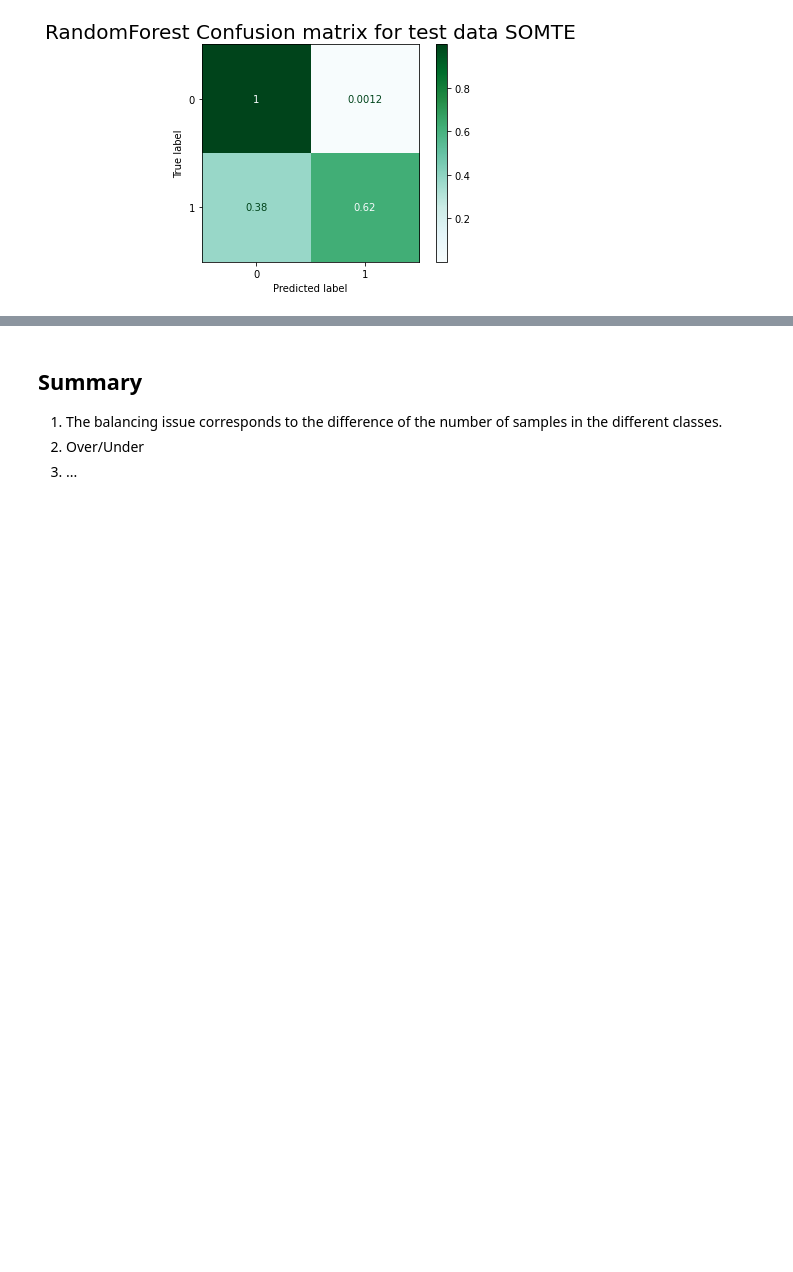
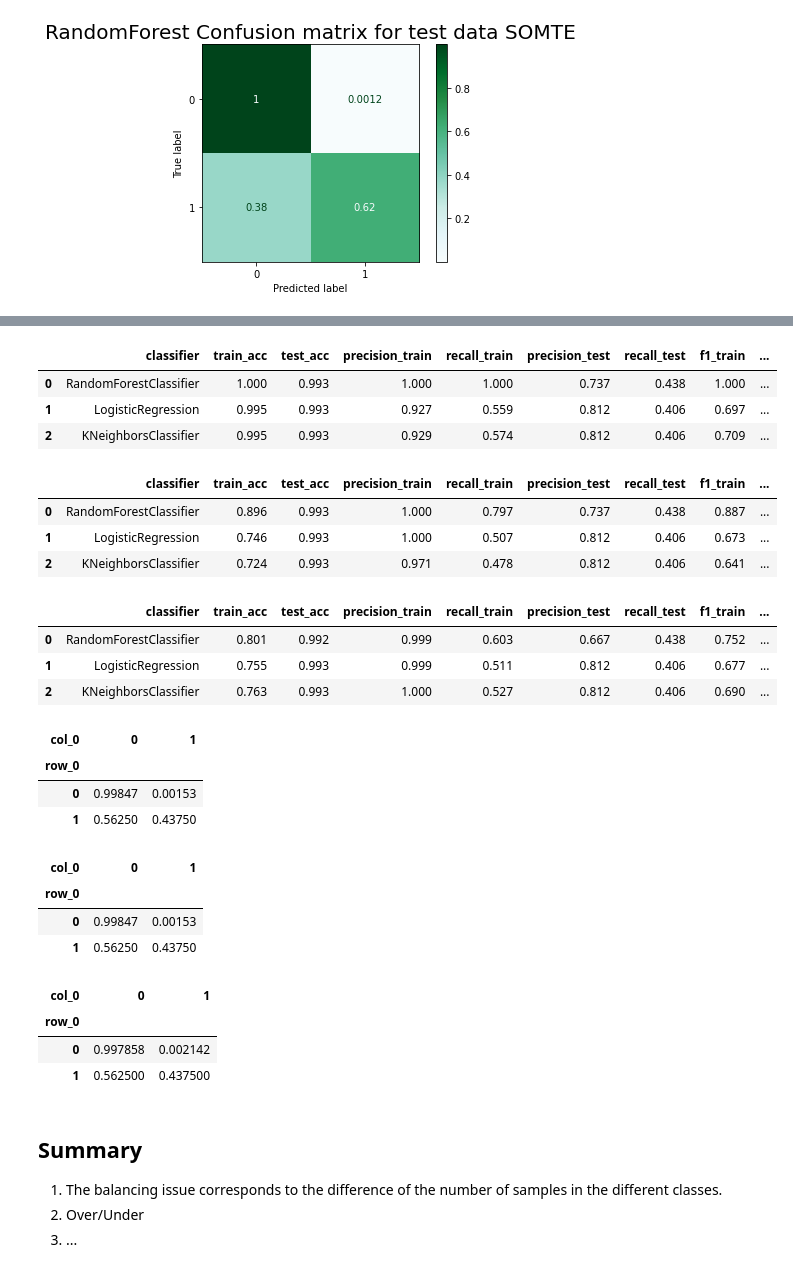
Before and after one commit to SalAlba/machine-learning, a Jupyter notebook: notes/imbalanced-data-sets/main.ipynb, the cells around one changed output, grey strips where cells are left out. Drawn from its saved outputs; the diff is of its cells as text; code cells hidden in the pictures; blank space fills up the shorter version.

```diff
--- a/notes/imbalanced-data-sets/main.ipynb
+++ b/notes/imbalanced-data-sets/main.ipynb
@@ -632,0 +643,60 @@ plt.show();
+# %%
+fit_pipes(
+    (x_train_imb, x_test_imb, y_train_imb, y_test_imb),
+    (RandomForestClassifier_pipe, LogisticRegression_pipe, KNeighborsClassifier_pipe)
+)
+# %% [output]
+|  | classifier | train_acc | test_acc | precision_train | recall_train | precision_test | recall_test | f1_train | ... |
+| 0 | RandomForestClassifier | 1.000 | 0.993 | 1.000 | 1.000 | 0.737 | 0.438 | 1.000 | ... |
+| 1 | LogisticRegression | 0.995 | 0.993 | 0.927 | 0.559 | 0.812 | 0.406 | 0.697 | ... |
+| 2 | KNeighborsClassifier | 0.995 | 0.993 | 0.929 | 0.574 | 0.812 | 0.406 | 0.709 | ... |
+# %%
+fit_pipes(
+    (x_train_und_nearmiss_1,
+     x_test_imb,
+     y_train_und_nearmiss_1,
+     y_test_imb),
+    (RandomForestClassifier_nearmiss_1_pipe, LogisticRegression_nearmiss_1_pipe, KNeighborsClassifier_nearmiss_1_pipe)
+)
+# %% [output]
+|  | classifier | train_acc | test_acc | precision_train | recall_train | precision_test | recall_test | f1_train | ... |
+| 0 | RandomForestClassifier | 0.896 | 0.993 | 1.000 | 0.797 | 0.737 | 0.438 | 0.887 | ... |
+| 1 | LogisticRegression | 0.746 | 0.993 | 1.000 | 0.507 | 0.812 | 0.406 | 0.673 | ... |
+| 2 | KNeighborsClassifier | 0.724 | 0.993 | 0.971 | 0.478 | 0.812 | 0.406 | 0.641 | ... |
+# %%
+fit_pipes(
+    (x_train_over_smote,
+     x_test_imb,
+     y_train_over_smote,
+     y_test_imb),
+    (RandomForestClassifier_smote_pipe, LogisticRegression_smote_pipe, KNeighborsClassifier_smote_pipe)
+)
+# %% [output]
+|  | classifier | train_acc | test_acc | precision_train | recall_train | precision_test | recall_test | f1_train | ... |
+| 0 | RandomForestClassifier | 0.801 | 0.992 | 0.999 | 0.603 | 0.667 | 0.438 | 0.752 | ... |
+| 1 | LogisticRegression | 0.755 | 0.993 | 0.999 | 0.511 | 0.812 | 0.406 | 0.677 | ... |
+| 2 | KNeighborsClassifier | 0.763 | 0.993 | 1.000 | 0.527 | 0.812 | 0.406 | 0.690 | ... |
+# %%
+y_test_imb_pred = RandomForestClassifier_pipe.predict(x_test_imb)
+pd.crosstab(y_test_imb, y_test_imb_pred, normalize="index")
+# %% [output]
+| col_0 | 0 | 1 |
+| row_0 |  |  |
+| 0 | 0.99847 | 0.00153 |
+| 1 | 0.56250 | 0.43750 |
+# %%
+y_test_nearmiss_1_pred = RandomForestClassifier_nearmiss_1_pipe.predict(x_test_imb)
+pd.crosstab(y_test_imb, y_test_nearmiss_1_pred, normalize="index")
+# %% [output]
+| col_0 | 0 | 1 |
+| row_0 |  |  |
+| 0 | 0.99847 | 0.00153 |
+| 1 | 0.56250 | 0.43750 |
+# %%
+y_test_smote_pred = RandomForestClassifier_smote_pipe.predict(x_test_imb)
+pd.crosstab(y_test_imb, y_test_smote_pred, normalize="index")
+# %% [output]
+| col_0 | 0 | 1 |
+| row_0 |  |  |
+| 0 | 0.997858 | 0.002142 |
+| 1 | 0.562500 | 0.437500 |
```
Also changed, not shown: parts of 5 cells of this notebook, 2 other files.
